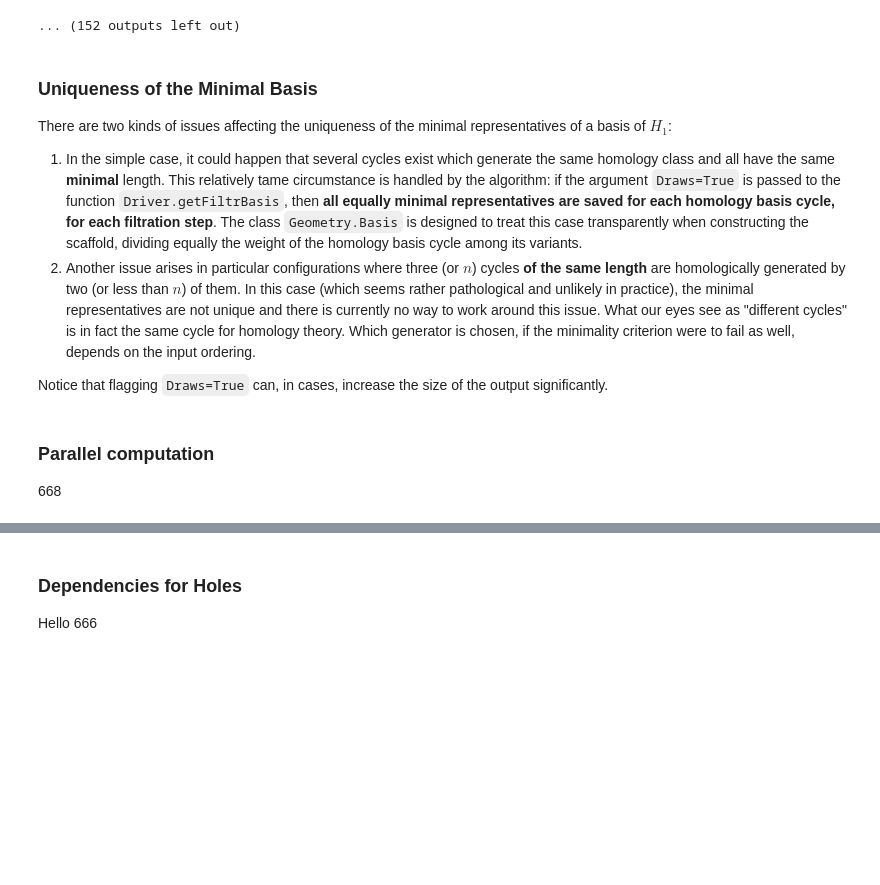
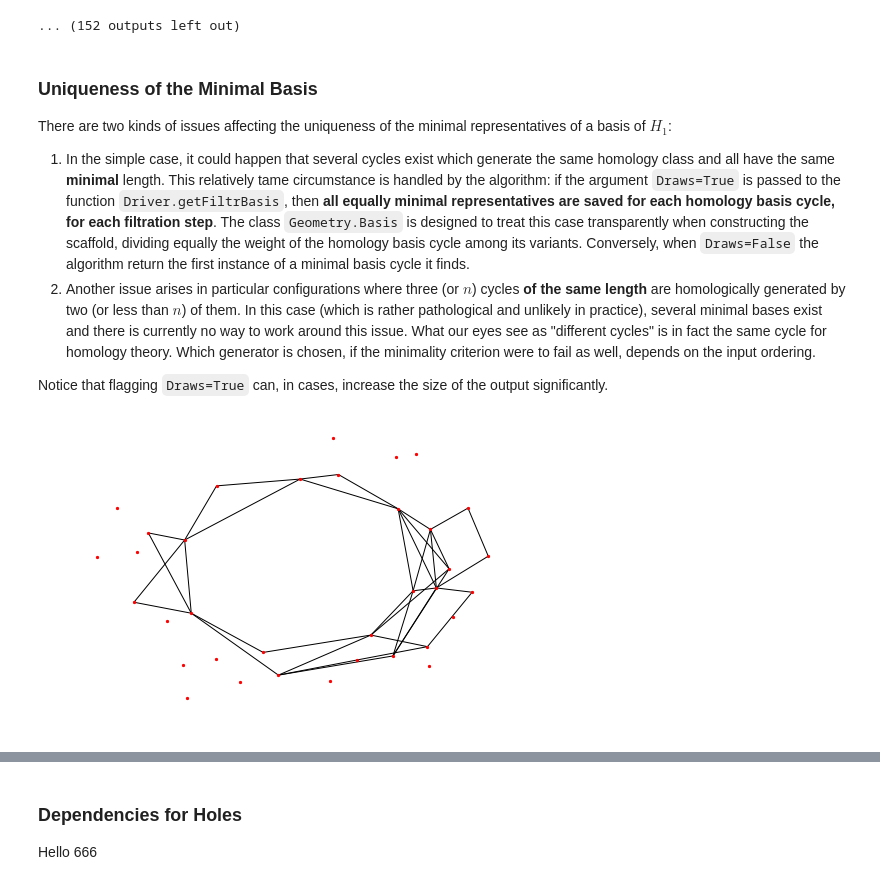
Before and after one commit to marcoguerra192/MinScaffold, a Jupyter notebook: Analysis.ipynb, the cells around one changed output, grey strips where cells are left out. Cells and saved outputs as stored; diff of their text form; code cells hidden in the pictures; blank space fills up the shorter version.

```diff
--- a/Analysis.ipynb
+++ b/Analysis.ipynb
@@ -146,11 +146,17 @@ for (e,B) in F.Elements:
 <a id="Draws"></a>
 ### Uniqueness of the Minimal Basis
 There are two kinds of issues affecting the uniqueness of the minimal representatives of a basis of $H_1$: <br>
-1.  In the simple case, it could happen that several cycles exist which generate the same homology class and all have the same **minimal** length. This relatively tame circumstance is handled by the algorithm: if the argument `Draws=True` is passed to the function `Driver.getFiltrBasis`, then **all equally minimal representatives are saved for each homology basis cycle, for each filtration step**. The class `Geometry.Basis` is designed to treat this case transparently when constructing the scaffold, dividing equally the weight of the homology basis cycle among its variants.
-2.  Another issue arises in particular configurations where three (or $n$) cycles **of the same length** are homologically generated by two (or less than $n$) of them. In this case (which seems rather pathological and unlikely in practice), the minimal representatives are not unique and there is currently no way to work around this issue. What our eyes see as "different cycles" is in fact the same cycle for homology theory. Which generator is chosen, if the minimality criterion were to fail as well, depends on the input ordering.
+1.  In the simple case, it could happen that several cycles exist which generate the same homology class and all have the same **minimal** length. This relatively tame circumstance is handled by the algorithm: if the argument `Draws=True` is passed to the function `Driver.getFiltrBasis`, then **all equally minimal representatives are saved for each homology basis cycle, for each filtration step**. The class `Geometry.Basis` is designed to treat this case transparently when constructing the scaffold, dividing equally the weight of the homology basis cycle among its variants. Conversely, when `Draws=False` the algorithm return the first instance of a minimal basis cycle it finds.
+2.  Another issue arises in particular configurations where three (or $n$) cycles **of the same length** are homologically generated by two (or less than $n$) of them. In this case (which is rather pathological and unlikely in practice), several minimal bases exist and there is currently no way to work around this issue. What our eyes see as "different cycles" is in fact the same cycle for homology theory. Which generator is chosen, if the minimality criterion were to fail as well, depends on the input ordering.
 
 Notice that flagging `Draws=True` can, in cases, increase the size of the output significantly.
-# %% [markdown]
-<a id="Parallel"></a>
-### Parallel computation
-668
+# %%
+# set flag Draws = True
+F1 = Driver.getFiltrBasis(W, epsList, Draws=True, parallel=False, monitor=None)
+
+# Build the scaffold accounting for draws
+S1 = Scaffold.frequency_Scaffold(F1 , NV)
+Scaf1 = nx.from_numpy_matrix(S1, parallel_edges=False)
+nx.draw(Scaf1,pos=layout, node_size=5)
+# %% [output]
+[figure, added]
```
Also changed, not shown: parts of 8 cells of this notebook.
